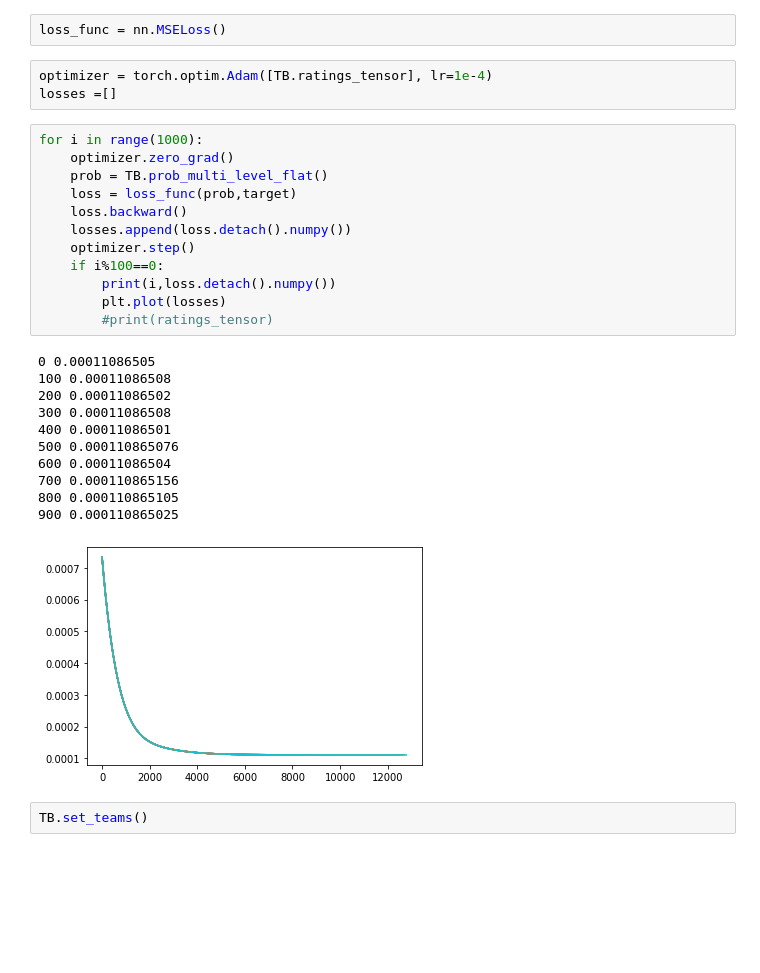
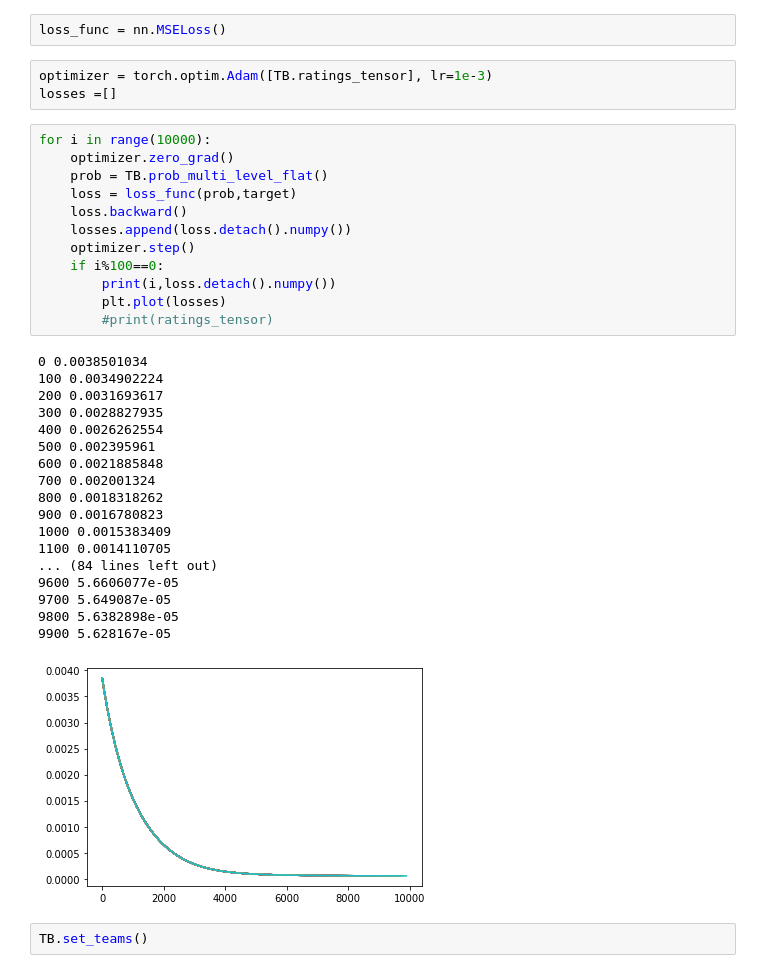
Before and after one commit to rymuelle/marchMadnessBracket, a Jupyter notebook: notebooks/building_human_model.ipynb, the cells around one changed output. Cells and saved outputs as stored; diff of their text form; blank space fills up the shorter version.

```diff
--- a/notebooks/building_human_model.ipynb
+++ b/notebooks/building_human_model.ipynb
@@ -91,32 +91,39 @@ r2:  0.9003050178289413
 # %%
 loss_func = nn.MSELoss()
 # %%
-optimizer = torch.optim.Adam([TB.ratings_tensor], lr=1e-4)
+optimizer = torch.optim.Adam([TB.ratings_tensor], lr=1e-3)
 losses =[]
 # %%
-for i in range(1000):
+for i in range(10000):
     optimizer.zero_grad()
     prob = TB.prob_multi_level_flat()
     loss = loss_func(prob,target)
     loss.backward()
     losses.append(loss.detach().numpy())
     optimizer.step()
     if i%100==0:
         print(i,loss.detach().numpy())
         plt.plot(losses)
         #print(ratings_tensor)
 # %% [output]
-0 0.00011086505
-100 0.00011086508
-200 0.00011086502
-300 0.00011086508
-400 0.00011086501
-500 0.000110865076
-600 0.00011086504
-700 0.000110865156
-800 0.000110865105
-900 0.000110865025
+0 0.0038501034
+100 0.0034902224
+200 0.0031693617
+300 0.0028827935
+400 0.0026262554
+500 0.002395961
+600 0.0021885848
+700 0.002001324
+800 0.0018318262
+900 0.0016780823
+1000 0.0015383409
+1100 0.0014110705
+... (84 lines left out)
+9600 5.6606077e-05
+9700 5.649087e-05
+9800 5.6382898e-05
+9900 5.628167e-05
-[figure, old version]
+[figure, new version]
 # %%
 TB.set_teams()
 # %%
```
Also changed, not shown: parts of 3 cells of this notebook, 31 other files.
